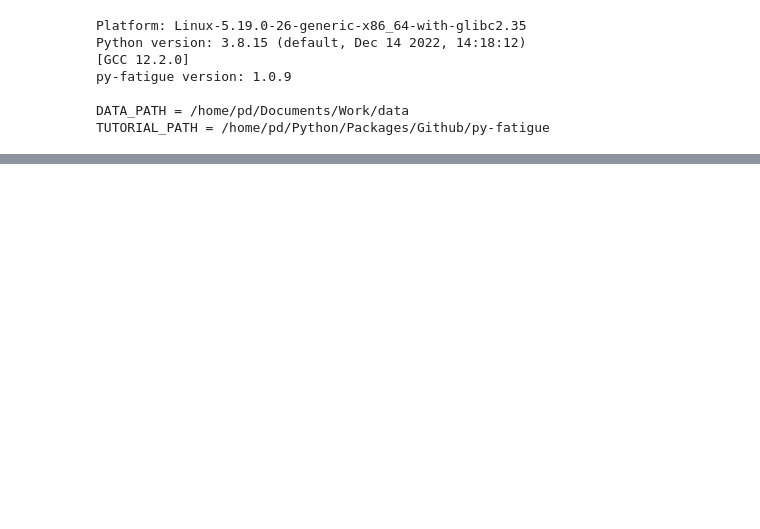
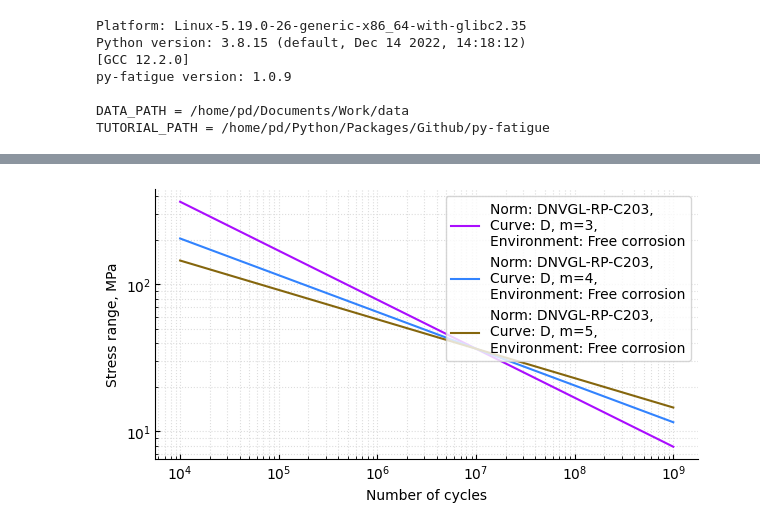
Before and after one commit to OWI-Lab/py_fatigue, a Jupyter notebook: notebooks/0.5.0 - PD.Use-case.LFFD-effect-quantification.ipynb, the cells around one changed output, grey strips where cells are left out. Drawn from its saved outputs; the diff is of its cells as text; code cells hidden in the pictures; blank space fills up the shorter version.

```diff
--- a/notebooks/0.5.0 - PD.Use-case.LFFD-effect-quantification.ipynb
+++ b/notebooks/0.5.0 - PD.Use-case.LFFD-effect-quantification.ipynb
@@ -369,0 +228,47 @@ df_[[column for column in df_.columns if is_datetime(df_[column])]]
+# %%
+m_hat = 3
+log_a_hat = 11.687
+log_N_hat = 7
+log_sigma_hat = (log_a_hat - log_N_hat) / m_hat
+
+if log_sigma_hat <= 0:
+    raise ValueError("log(a) <= log(N).\n\nThat is not possible.")
+
+log_a_hat_m4 = 4 * log_sigma_hat + log_N_hat
+log_a_hat_m5 = 5 * log_sigma_hat + log_N_hat
+
+sn = defaultdict()
+sn['DNV-D-C (m=3)'] = pf.SNCurve(
+    slope=m_hat,
+    intercept=log_a_hat,
+    curve="D, m=3",
+    environment="Free corrosion",
+    norm="DNVGL-RP-C203",
+    unit_string="MPa"
+)
+
+sn['DNV-D-C (m=4)'] = pf.SNCurve(
+    slope=4,
+    intercept=log_a_hat_m4,
+    curve="D, m=4",
+    environment="Free corrosion",
+    norm="DNVGL-RP-C203",
+    unit_string="MPa"
+)
+
+sn['DNV-D-C (m=5)'] = pf.SNCurve(
+    slope=5,
+    intercept=log_a_hat_m5,
+    curve="D, m=5",
+    environment="Free corrosion",
+    norm="DNVGL-RP-C203",
+    unit_string="MPa"
+)
+# %%
+fig, ax = plt.subplots()
+for k, s in sn.items():
+    s.plot(fig=fig, ax=ax)
+plt.legend()
+plt.show()
+# %% [output]
+[figure, added]
```
Also changed, not shown: parts of 48 cells of this notebook, 3 other files.
